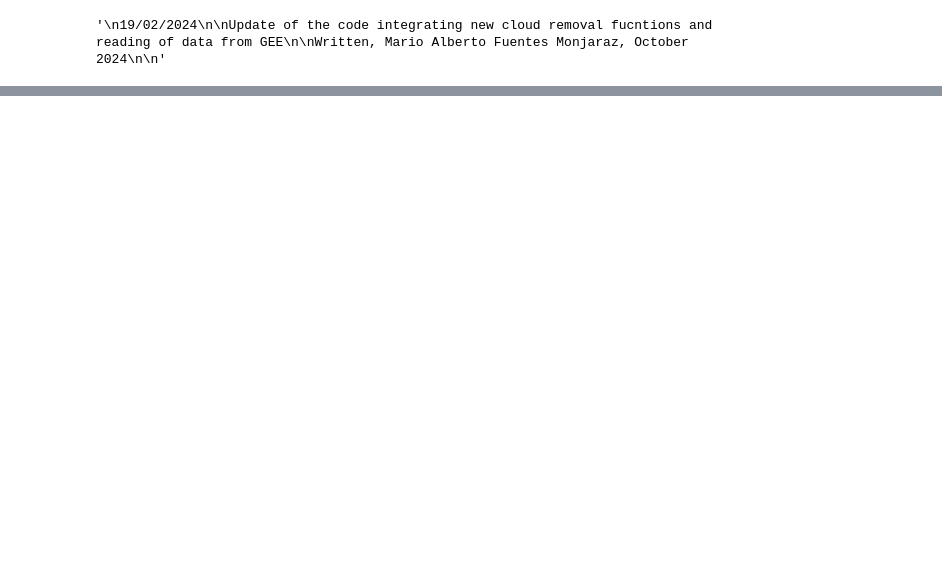
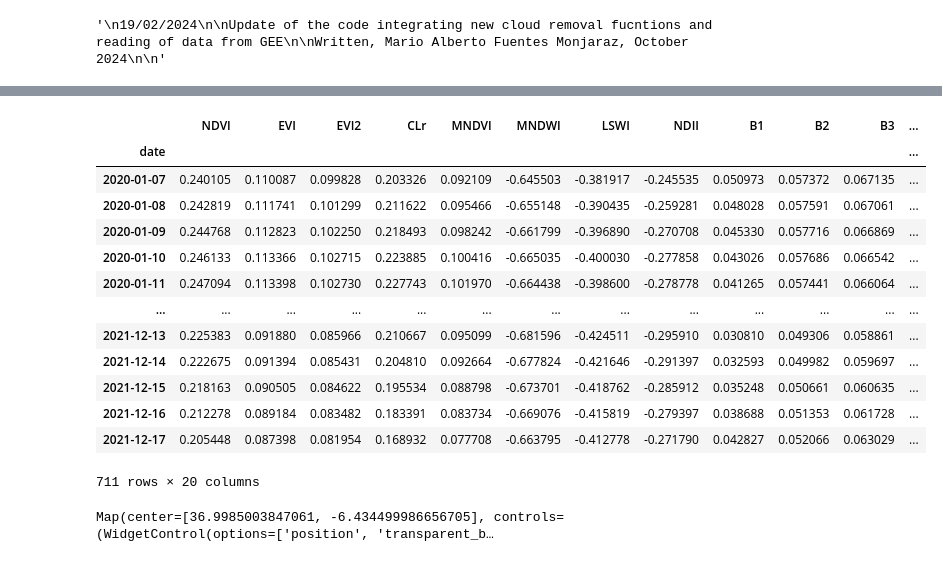
Before and after one commit to e-shapePP/vlabs, a Jupyter notebook: sen2gpp/sen2gpp.ipynb, the cells around one changed output, grey strips where cells are left out. Drawn from its saved outputs; the diff is of its cells as text; code cells hidden in the pictures; blank space fills up the shorter version.

```diff
--- a/sen2gpp/sen2gpp.ipynb
+++ b/sen2gpp/sen2gpp.ipynb
@@ -417,3 +416,31 @@ Successfully saved authorization token.
+# %%
+df_VI_export
+# %% [output]
+|  | NDVI | EVI | EVI2 | CLr | MNDVI | MNDWI | LSWI | NDII | B1 | B2 | B3 | ... |
+| date |  |  |  |  |  |  |  |  |  |  |  | ... |
+| 2020-01-07 | 0.240105 | 0.110087 | 0.099828 | 0.203326 | 0.092109 | -0.645503 | -0.381917 | -0.245535 | 0.050973 | 0.057372 | 0.067135 | ... |
+| 2020-01-08 | 0.242819 | 0.111741 | 0.101299 | 0.211622 | 0.095466 | -0.655148 | -0.390435 | -0.259281 | 0.048028 | 0.057591 | 0.067061 | ... |
+| 2020-01-09 | 0.244768 | 0.112823 | 0.102250 | 0.218493 | 0.098242 | -0.661799 | -0.396890 | -0.270708 | 0.045330 | 0.057716 | 0.066869 | ... |
+| 2020-01-10 | 0.246133 | 0.113366 | 0.102715 | 0.223885 | 0.100416 | -0.665035 | -0.400030 | -0.277858 | 0.043026 | 0.057686 | 0.066542 | ... |
+| 2020-01-11 | 0.247094 | 0.113398 | 0.102730 | 0.227743 | 0.101970 | -0.664438 | -0.398600 | -0.278778 | 0.041265 | 0.057441 | 0.066064 | ... |
+| ... | ... | ... | ... | ... | ... | ... | ... | ... | ... | ... | ... | ... |
+| 2021-12-13 | 0.225383 | 0.091880 | 0.085966 | 0.210667 | 0.095099 | -0.681596 | -0.424511 | -0.295910 | 0.030810 | 0.049306 | 0.058861 | ... |
+| 2021-12-14 | 0.222675 | 0.091394 | 0.085431 | 0.204810 | 0.092664 | -0.677824 | -0.421646 | -0.291397 | 0.032593 | 0.049982 | 0.059697 | ... |
+| 2021-12-15 | 0.218163 | 0.090505 | 0.084622 | 0.195534 | 0.088798 | -0.673701 | -0.418762 | -0.285912 | 0.035248 | 0.050661 | 0.060635 | ... |
+| 2021-12-16 | 0.212278 | 0.089184 | 0.083482 | 0.183391 | 0.083734 | -0.669076 | -0.415819 | -0.279397 | 0.038688 | 0.051353 | 0.061728 | ... |
+| 2021-12-17 | 0.205448 | 0.087398 | 0.081954 | 0.168932 | 0.077708 | -0.663795 | -0.412778 | -0.271790 | 0.042827 | 0.052066 | 0.063029 | ... |
+711 rows × 20 columns
+# %%
+import geemap
+import ee
+
+Map = geemap.Map()
+Map.centerObject(aoi, 15)
+Map.addLayer(aoi, {'color': 'blue'}, 'aoi')
+Map.addLayer(bbox, {'color': 'red'}, 'bbox')
+Map
+# %% [output]
+Map(center=[36.9985003847061, -6.434499986656705], controls=(WidgetControl(options=['position', 'transparent_b…
 # %%
 def calc_VI(df_bands):
 
```
Also changed, not shown: parts of 4 cells of this notebook, 3 other files.
